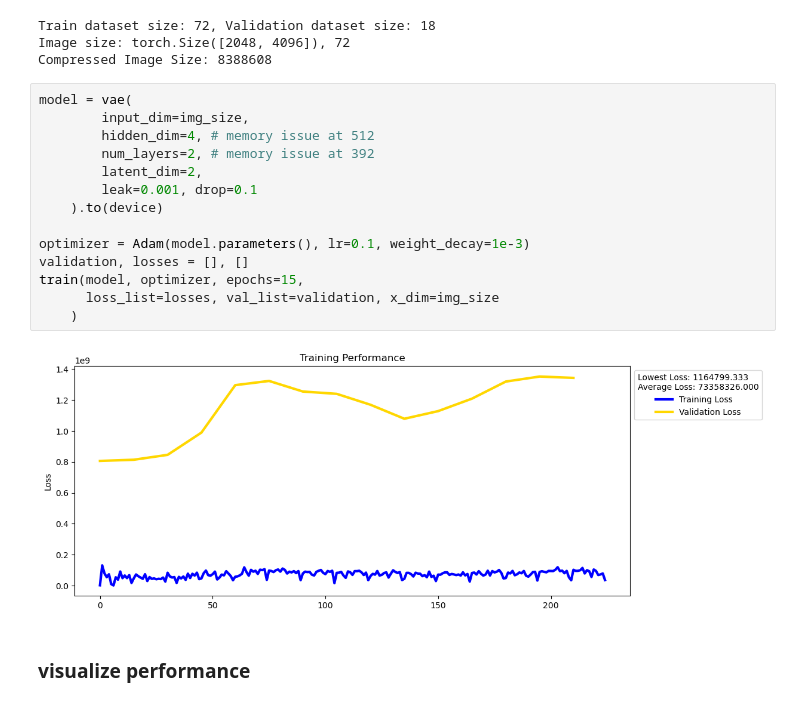
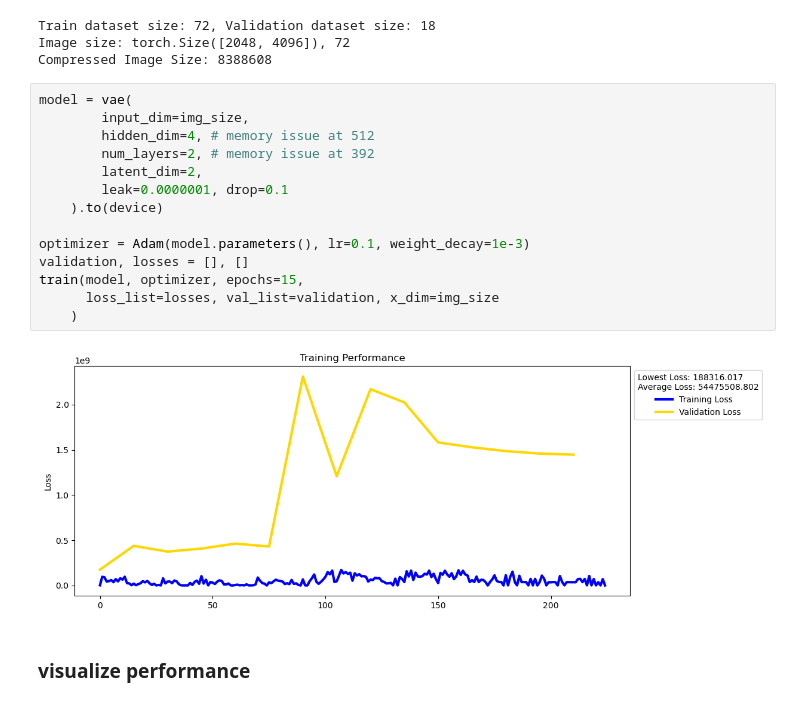
Before and after one commit to emmabacarra/cmbresearch, a Jupyter notebook: cmb vae.ipynb, the cells around one changed output. Saved outputs shown, nothing was run; the diff lists cells and outputs as text.

Commit message:
leak=0.0000001, loss increased. also fixed the image reconstruction - looks better!

```diff
--- a/cmb vae.ipynb
+++ b/cmb vae.ipynb
@@ -279,19 +278,19 @@ Compressed Image Size: 8388608
 # %%
 model = vae(
         input_dim=img_size,
         hidden_dim=4, # memory issue at 512
         num_layers=2, # memory issue at 392
         latent_dim=2,
-        leak=0.001, drop=0.1
+        leak=0.0000001, drop=0.1
     ).to(device)
 
 optimizer = Adam(model.parameters(), lr=0.1, weight_decay=1e-3)
 validation, losses = [], []
 train(model, optimizer, epochs=15,
       loss_list=losses, val_list=validation, x_dim=img_size
     )
 # %% [output]
-[figure, old version]
+[figure, new version]
 # %% [markdown]
 ### visualize performance
 # %%
```
Also changed, not shown: parts of 3 cells of this notebook.
